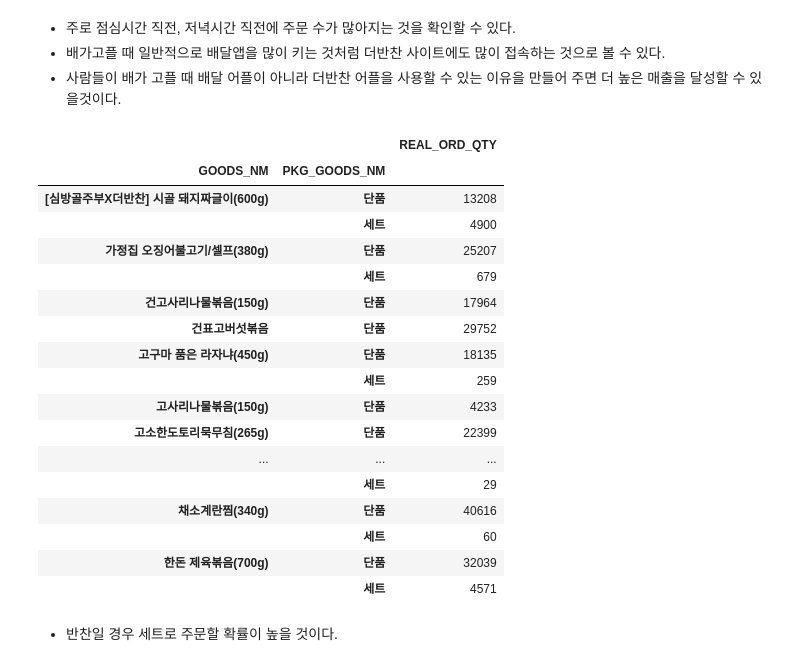
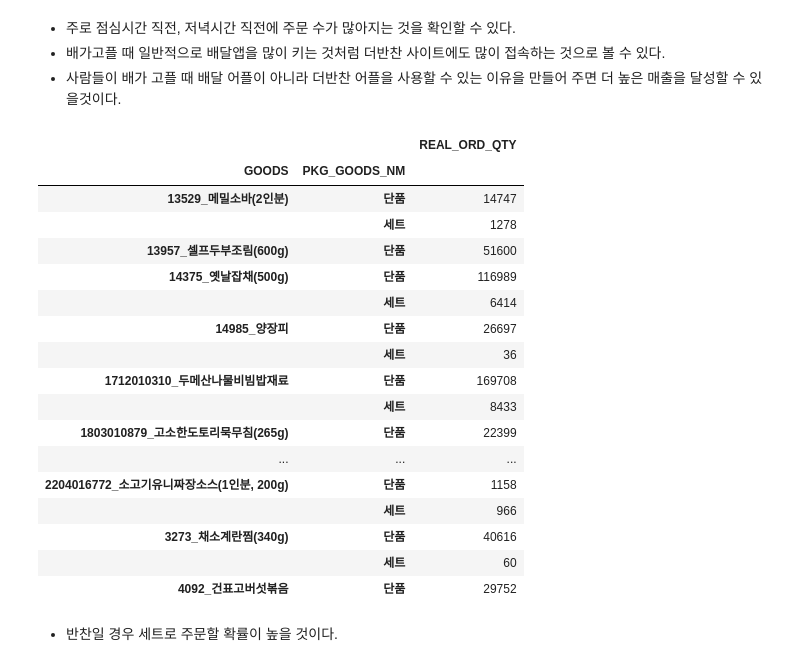
Before and after one commit to olsunghyun0416/Dongwon_Project, a Jupyter notebook: 더반찬_주문량예측.ipynb, the cells around one changed output. Saved outputs shown, nothing was run; the diff lists cells and outputs as text; code cells hidden in the pictures.

```diff
--- a/더반찬_주문량예측.ipynb
+++ b/더반찬_주문량예측.ipynb
@@ -80,7 +80,7 @@ from sklearn.model_selection import train_test_split
 ### 0.2 Data Loading
 # %%
 # raw data 로딩
-raw_data = pd.read_csv(r'C:\Users\user\Desktop\intern.csv')
+raw_data = pd.read_csv(r'C:\Users\SUNGHYUN\Desktop\intern.csv')
 raw_data.head()
 # %% [output]
 |  | Unnamed: 0 | ORD_NO | H_YMD | O_YMD | PKG_GOODS_NO | PKG_GOODS_NM | GOODS_NO | GOODS_NM | ... |
@@ -435,3 +435,7 @@ Name: RECVR_ROAD_BASE_ADDR, dtype: int64
 copy_data['RECVR_ROAD_BASE_ADDR'].isna().sum()
 # %% [output]
 0
+# %%
+#자재코드와 자재명 합치기
+copy_data['GOODS'] = copy_data["GOODS_NO"].astype(str) + '_' +  copy_data['GOODS_NM']
+copy_data.GOODS
@@ -447,6 +465,7 @@ Index(['Unnamed: 0', 'ORD_NO', 'H_YMD', 'O_YMD', 'PKG_GOODS_NO',
       dtype='object')
 # %%
-dummy_col = ['Unnamed: 0', 'ORD_NO', 'PKG_GOODS_NO', 'RECVR_ROAD_BASE_ADDR']
+dummy_col = ['Unnamed: 0', 'ORD_NO', 'PKG_GOODS_NO', 'RECVR_ROAD_BASE_ADDR',
+             'GOODS_NO', 'GOODS_NM']
 copy_data = copy_data.drop(dummy_col, axis=1)
 # %%
 copy_data.tail()
@@ -568,26 +586,26 @@ plt.plot(rev_by_22_hour)
 - 배가고플 때 일반적으로 배달앱을 많이 키는 것처럼 더반찬 사이트에도 많이 접속하는 것으로 볼 수 있다.
 - 사람들이 배가 고플 때 배달 어플이 아니라 더반찬 어플을 사용할 수 있는 이유을 만들어 주면 더 높은 매출을 달성할 수 있을것이다.
 # %%
-copy_data.groupby(["GOODS_NM", "PKG_GOODS_NM"])['REAL_ORD_QTY'].sum().to_frame()
+copy_data.groupby(["GOODS", "PKG_GOODS_NM"])['REAL_ORD_QTY'].sum().to_frame()
 # %% [output]
 |  |  | REAL_ORD_QTY |
-| GOODS_NM | PKG_GOODS_NM |  |
-| [심방골주부X더반찬] 시골 돼지짜글이(600g) | 단품 | 13208 |
-|  | 세트 | 4900 |
-| 가정집 오징어불고기/셀프(380g) | 단품 | 25207 |
-|  | 세트 | 679 |
-| 건고사리나물볶음(150g) | 단품 | 17964 |
-| 건표고버섯볶음 | 단품 | 29752 |
-| 고구마 품은 라자냐(450g) | 단품 | 18135 |
-|  | 세트 | 259 |
-| 고사리나물볶음(150g) | 단품 | 4233 |
-| 고소한도토리묵무침(265g) | 단품 | 22399 |
+| GOODS | PKG_GOODS_NM |  |
+| 13529_메밀소바(2인분) | 단품 | 14747 |
+|  | 세트 | 1278 |
+| 13957_셀프두부조림(600g) | 단품 | 51600 |
+| 14375_옛날잡채(500g) | 단품 | 116989 |
+|  | 세트 | 6414 |
+| 14985_양장피 | 단품 | 26697 |
+|  | 세트 | 36 |
+| 1712010310_두메산나물비빔밥재료 | 단품 | 169708 |
+|  | 세트 | 8433 |
+| 1803010879_고소한도토리묵무침(265g) | 단품 | 22399 |
 | ... | ... | ... |
-|  | 세트 | 29 |
-| 채소계란찜(340g) | 단품 | 40616 |
+| 2204016772_소고기유니짜장소스(1인분, 200g) | 단품 | 1158 |
+|  | 세트 | 966 |
+| 3273_채소계란찜(340g) | 단품 | 40616 |
 |  | 세트 | 60 |
-| 한돈 제육볶음(700g) | 단품 | 32039 |
-|  | 세트 | 4571 |
+| 4092_건표고버섯볶음 | 단품 | 29752 |
 # %% [markdown]
 - 반찬일 경우 세트로 주문할 확률이 높을 것이다.
 # %%
```
Also changed, not shown: parts of 28 cells of this notebook, 3 other files.
